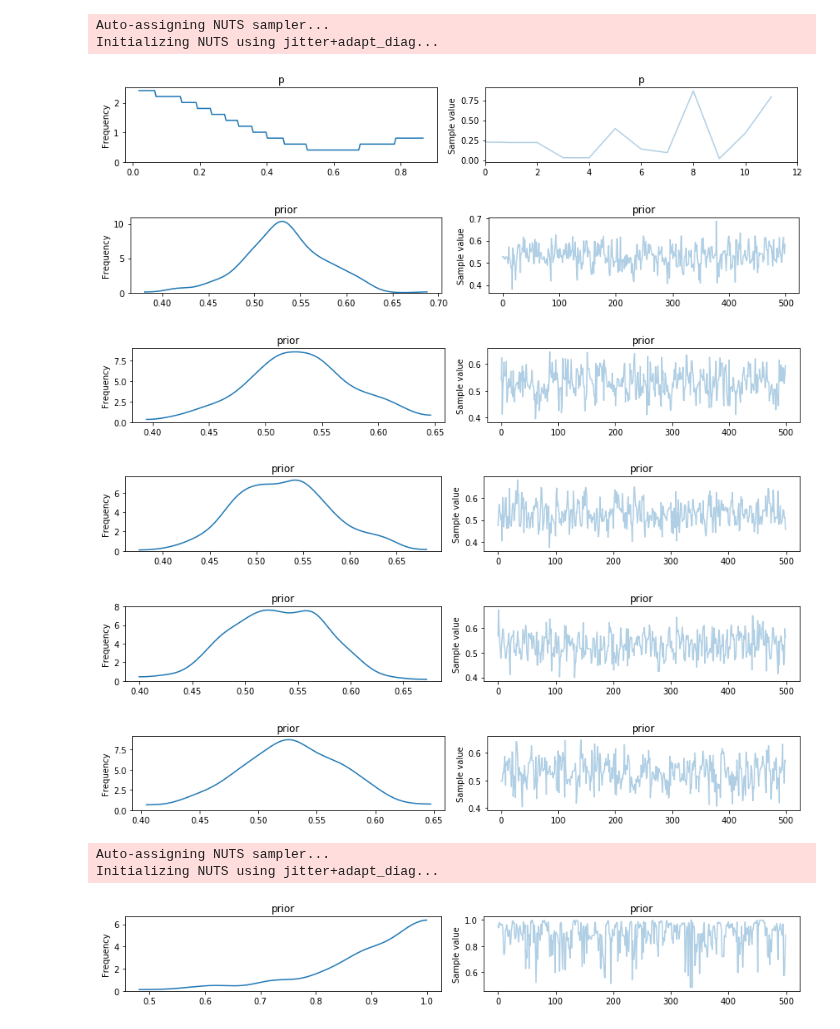
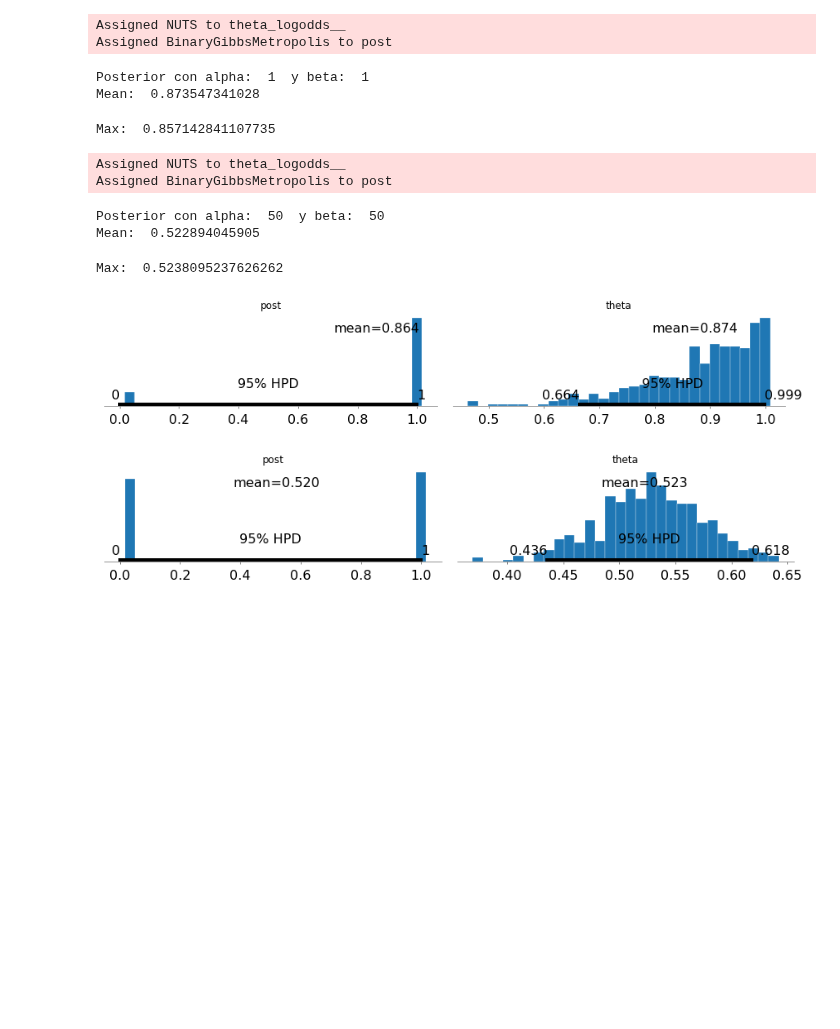
Before and after one commit to MascittiJA/CienciaDatos, a Jupyter notebook: tp5/tp5.ipynb, the cells around one changed output. Saved outputs shown, nothing was run; the diff lists cells and outputs as text; code cells hidden in the pictures; blank space fills up the shorter version.

```diff
--- a/tp5/tp5.ipynb
+++ b/tp5/tp5.ipynb
@@ -5,33 +1,43 @@ import matplotlib.pyplot as plt
-# %%
-n = 6
-with pm.Model():
-    prior = pm.Beta('prior', 50, 50)
-    likelihood = pm.Binomial('bin',n,prior, observed=6)
-    trace = pm.sample()
-
-pm.df_summary(trace)
-pm.traceplot(trace)
-plt.show()
-# %% [output]
-Auto-assigning NUTS sampler...
-Initializing NUTS using jitter+adapt_diag...
-[figure, removed]
-[figure, removed]
-[figure, removed]
-[figure, removed]
-[figure, removed]
-[figure, removed]
-# %%
-n = 6
-with pm.Model():
-    prior = pm.Beta('prior', 1,1)
-    likelihood = pm.Binomial('bin',n,prior, observed=6)
-    trace = pm.sample()
-
-pm.df_summary(trace)
-pm.traceplot(trace)
-plt.show()
-# %% [output]
-Auto-assigning NUTS sampler...
-Initializing NUTS using jitter+adapt_diag...
-[figure, removed]
+# %%
+%matplotlib inline
+import warnings
+warnings.filterwarnings('ignore')
+import numpy as np
+import theano.tensor as tt
+import pymc3 as pm
+
+import seaborn as sns
+import matplotlib.pyplot as plt
+sns.set_context('notebook')
+# %%
+def plot_posterior(n, alpha, beta):
+    with pm.Model() as model:
+        theta = pm.Beta('theta', alpha, beta)
+        likelihood = pm.Binomial('bin', n, theta, observed=n)
+        b = pm.Bernoulli('post', theta)
+        trace = pm.sample()
+        print("Posterior con alpha: ", alpha, " y beta: ", beta)
+        #SACARprint("max: ", trace['prior'].max())
+        print("Mean: ", trace['theta'].mean())
+        print('Max: ', pm.find_MAP(model=model)['theta'])
+        pm.plot_posterior(trace);
+        return model, trace
+
+def analize(n):
+    model1, trace1 = plot_posterior(n, 1, 1)
+    model50, trace50 = plot_posterior(n, 50, 50)
+# %%
+analize(6)
+# %% [output]
+Assigned NUTS to theta_logodds__
+Assigned BinaryGibbsMetropolis to post
+Posterior con alpha:  1  y beta:  1
+Mean:  0.873547341028
+Max:  0.857142841107735
+Assigned NUTS to theta_logodds__
+Assigned BinaryGibbsMetropolis to post
+Posterior con alpha:  50  y beta:  50
+Mean:  0.522894045905
+Max:  0.5238095237626262
+[figure, added]
+[figure, added]
```
Also changed, not shown: parts of 6 cells of this notebook.
